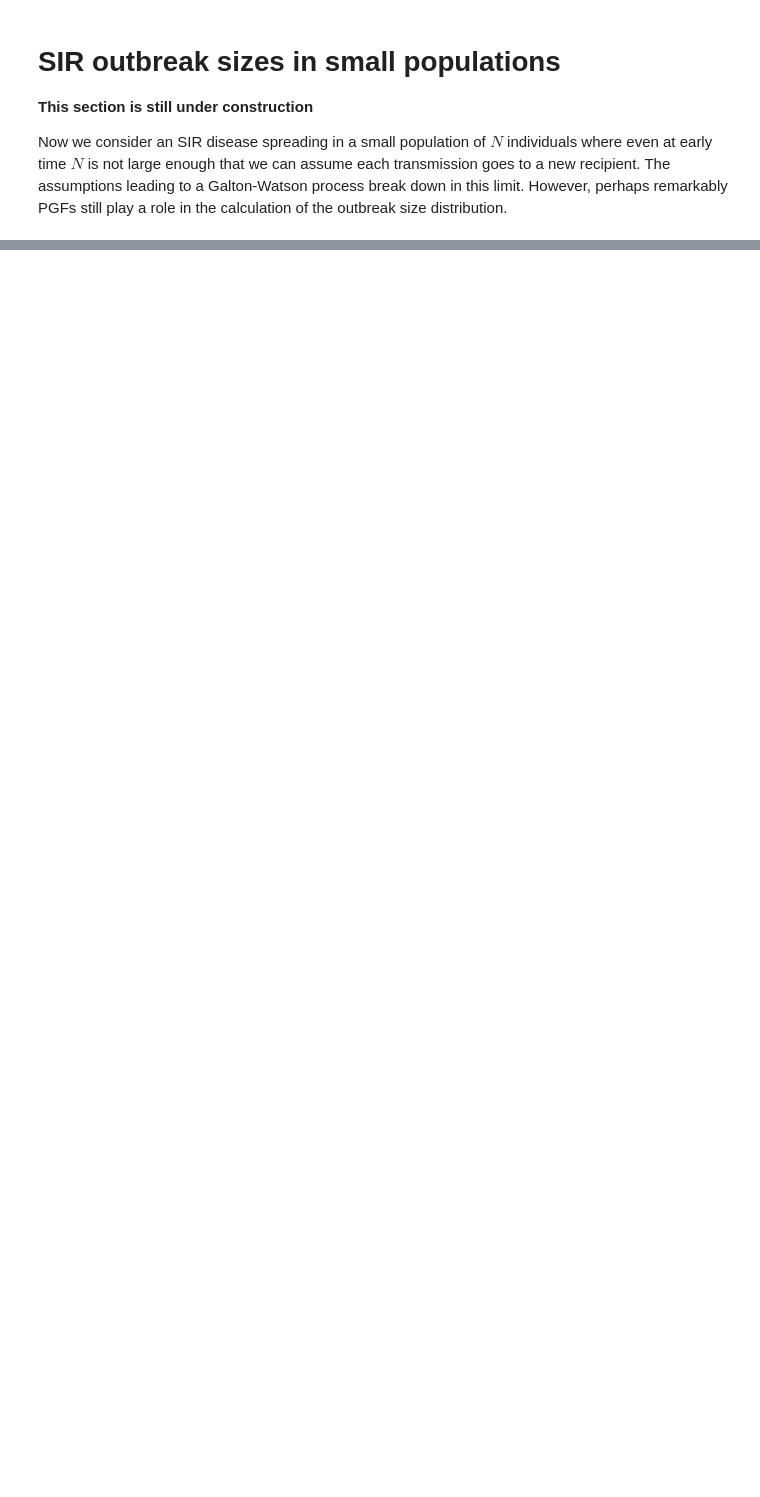
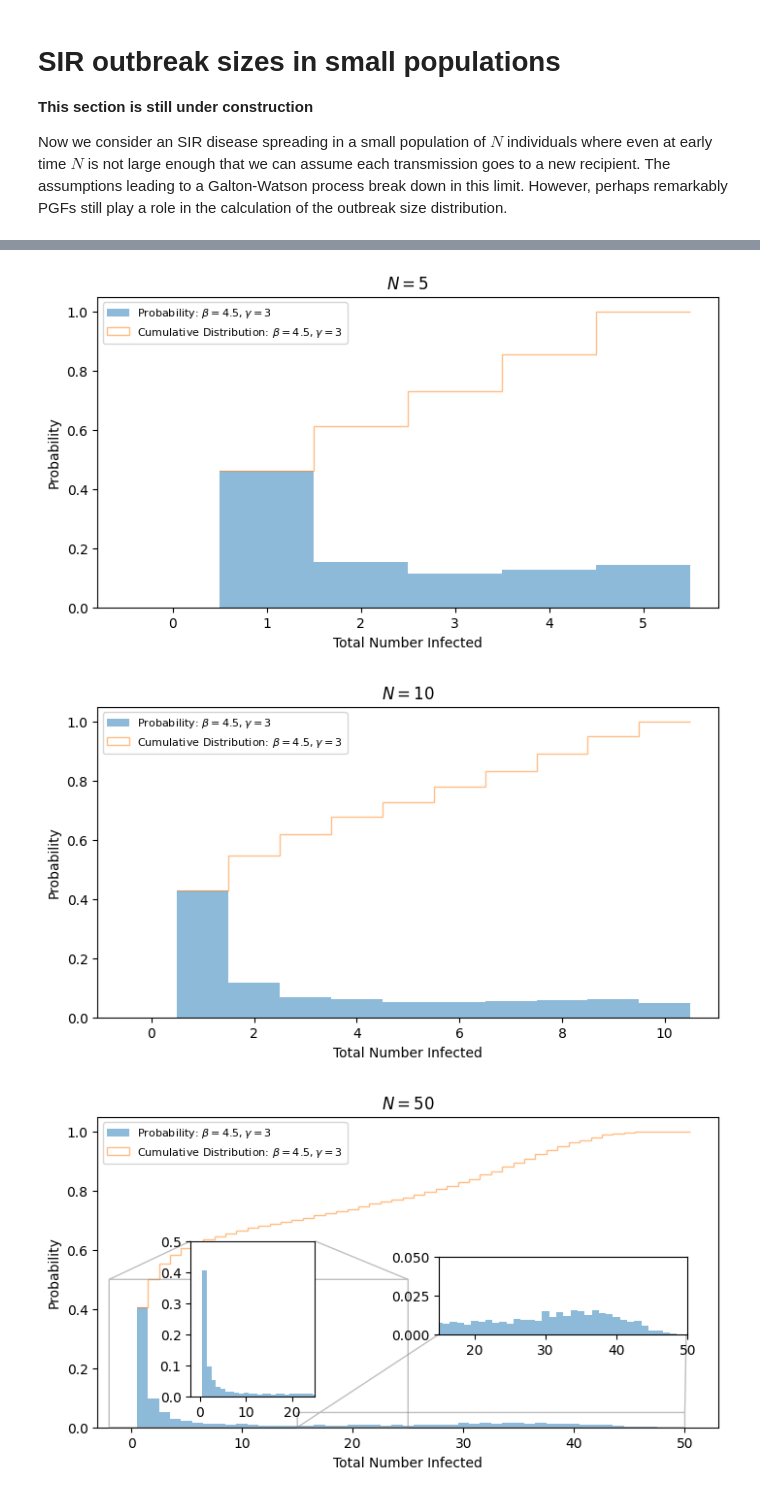
Before and after one commit to Joel-Miller-Lab/AMSI2026_PGF, a Jupyter notebook: AMSI_2026_PGF_text/_build/html/_sources/notebooks/InfDis/InfDisSmallPop.ipynb, the cells around one changed output, grey strips where cells are left out. Cells and saved outputs as stored; diff of their text form; code cells hidden in the pictures; blank space fills up the shorter version.

Commit message:
update small size distribution

```diff
--- a/AMSI_2026_PGF_text/_build/html/_sources/notebooks/InfDis/InfDisSmallPop.ipynb
+++ b/AMSI_2026_PGF_text/_build/html/_sources/notebooks/InfDis/InfDisSmallPop.ipynb
@@ -6,0 +9,63 @@ Now we consider an SIR disease spreading in a small population of $N$ individual
+# %%
+import matplotlib.pyplot as plt
+import numpy as np
+from AMSI_2026_PGF_tools import Gillespie_SIR_model  #same algorithm as in previous section
+
+def simulate_and_plot_SIR_final_size(N, R0=1.5, gammas=(3,), numsims = 10000, xlim1 = (-2,25), xlim2 = (400,750), ylim1=(0,0.5), ylim2 = (0,0.003), insets = False):
+
+    fig = plt.figure(figsize = (8,4))
+    mainax = fig.add_axes([0.1,0.1,0.8,0.8])
+    if insets:
+        inset_ax1 = mainax.inset_axes([0.15,0.1,0.2,0.5], xlim=xlim1, ylim=ylim1)
+        inset_ax2 = mainax.inset_axes([0.55,0.3,0.4,0.25], xlim=xlim2, ylim=ylim2)
+
+    for gamma in gammas:
+        beta = R0 * gamma
+        I0 = 1
+        final_sizes = []
+        for _ in range(numsims):
+            t, S, I, R = Gillespie_SIR_model(N-I0, I0, 0, beta, gamma)
+            final_sizes.append(R[-1])
+        final_sizes = np.array(final_sizes)
+        mainax.hist(final_sizes, bins=-0.5+np.arange(N+2), density=True, alpha=0.5, label=f'Probability: $\\beta={beta}, \\gamma={gamma}$')
+        mainax.hist(final_sizes, bins=-0.5+np.arange(N+2), density=True, cumulative=True, alpha=0.5, histtype='step')
+        if insets:
+            inset_ax2.hist(final_sizes, bins = -0.5+np.arange(N+1), density=True, alpha=0.5, label=f'$\\beta={beta}, \\gamma={gamma}$')
+            inset_ax1.hist(final_sizes, bins = -0.5+np.arange(N+1), density=True, alpha=0.5, label=f'$\\beta={beta}, \\gamma={gamma}$')
+
+
+        #modifying cumulative dist plot followinghttps://stackoverflow.com/a/50711003/2966723
+        poly = mainax.findobj(plt.Polygon)[-1]
+        vertices = poly.get_path().vertices
+
+        # Keep everything above y == 0. You can define this mask however
+        # you need, if you want to be more careful in your selection.
+        keep = vertices[:, 1] > 0
+
+        # Construct new polygon from these "good" vertices
+        new_poly = plt.Polygon(vertices[keep], closed=False, fill=False,
+                               edgecolor=poly.get_edgecolor(),
+                               linewidth=poly.get_linewidth(),
+                               label = f'Cumulative Distribution: $\\beta={beta}, \\gamma={gamma}$')
+        poly.set_visible(False)
+        mainax.add_artist(new_poly)
+        plt.draw()
+    if insets:
+        mainax.indicate_inset_zoom(inset_ax1)
+        mainax.indicate_inset_zoom(inset_ax2)
+    plt.xlabel('Total Number Infected')
+    plt.ylabel('Probability')
+    plt.legend(loc='upper left', fontsize=8)
+    plt.title('$N={}$'.format(N))
+
+simulate_and_plot_SIR_final_size(5, numsims = 10000)
+simulate_and_plot_SIR_final_size(10, numsims = 10000)
+simulate_and_plot_SIR_final_size(50, numsims = 10000, xlim1 = (-2,25), xlim2 = (15,50), ylim1=(0,0.5), ylim2=(0,0.05),insets=True)
+simulate_and_plot_SIR_final_size(100, numsims = 10000, xlim1 = (-2,25), xlim2 = (20,90), ylim1=(0,0.5), ylim2 = (0,0.02), insets=True)
+simulate_and_plot_SIR_final_size(500, numsims = 10000, xlim1 = (-2,25), xlim2 = (120,400), ylim1=(0,0.5), ylim2 = (0,0.005), insets=True)
+simulate_and_plot_SIR_final_size(1000, numsims = 10000, insets=True)
+#simulate_and_plot_SIR_final_size(10000, numsims = 10000, xlim2=(5000,6500), ylim2=(0,0.002))
+# %% [output]
+[figure, added]
+[figure, added]
+[figure, added]
```
Also changed, not shown: parts of 11 cells of this notebook, 31 other files.
